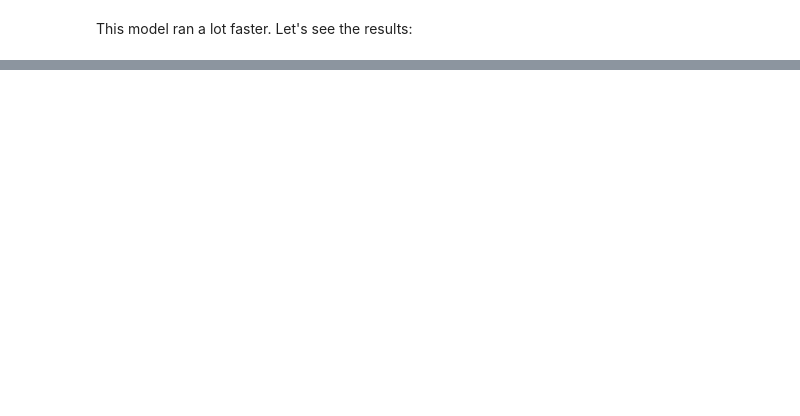
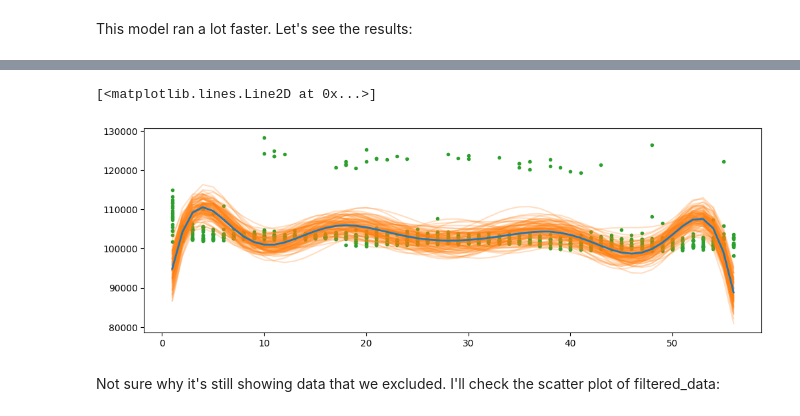
Before and after one commit to blortle-dev/data-science-lasa, a Jupyter notebook: Unit 7/ColiDicaU7Proj.ipynb, the cells around one changed output, grey strips where cells are left out. Cells and saved outputs as stored; diff of their text form; code cells hidden in the pictures; blank space fills up the shorter version.

```diff
--- a/Unit 7/ColiDicaU7Proj.ipynb
+++ b/Unit 7/ColiDicaU7Proj.ipynb
@@ -332,0 +265,25 @@ While the model did run faster, it ended up being a worse fit, in my opinion. I'
+# %%
+filtered_data = data[data['milliseconds'] < 150000]
+# %%
+filtered_ms = filtered_data["milliseconds"].values
+filtered_lap = filtered_data["lap"].values[:,None]
+# %%
+# "shell" of model v1, as it had a similar fit to v3 but ran faster
+
+with pm.Model() as model_hsgp_v5:
+    #prior for our smoothness parameter
+    ℓ = pm.InverseGamma('ℓ', **get_ig_params(filtered_lap))
+
+    #this is our kernal, which decides how our points relate to one another
+    cov = pm.gp.cov.ExpQuad(1, ls=ℓ)
+    #this specfices that we're using an HSGP
+    gp = pm.gp.HSGP(m=[10], c=1.5, cov_func=cov)
+
+    #f is for function, as in the function we use to transform our data
+    f = gp.prior('f', X=filtered_lap)
+    #prior for the neg binomial
+    α = pm.HalfNormal('α', 1)
+    #likelihood
+    y = pm.NegativeBinomial("y", np.exp(f), α, observed=filtered_ms)
+
+    idata_hsgp_v5 = pm.sample()
@@ -332,0 +293,22 @@ While the model did run faster, it ended up being a worse fit, in my opinion. I'
+# %%
+filtered_flat_lap = filtered_data["lap"].values.flatten()
+
+#set up plot
+_, ax = plt.subplots(1, 1, figsize=(12, 4))
+#plot raw data
+ax.plot(filtered_flat_lap, filtered_ms, "C2.")
+
+#grab posterior
+f = az.extract(idata_hsgp_v5, group="posterior", var_names="f")
+
+idx = np.argsort(filtered_flat_lap)
+#plot samples of the posterior
+ax.plot(filtered_flat_lap[idx], np.exp(f.values[idx,:100]), alpha=0.25, color="C1")
+
+#plot posterior mean
+ax.plot(filtered_flat_lap[idx], np.exp(f.values[idx].mean(1)), color="C0", lw=2)
+# %% [output]
+[<matplotlib.lines.Line2D at 0x...>]
+[figure, added]
+# %% [markdown]
+Not sure why it's still showing data that we excluded. I'll check the scatter plot of filtered_data:
```
Also changed, not shown: parts of 17 cells of this notebook.
